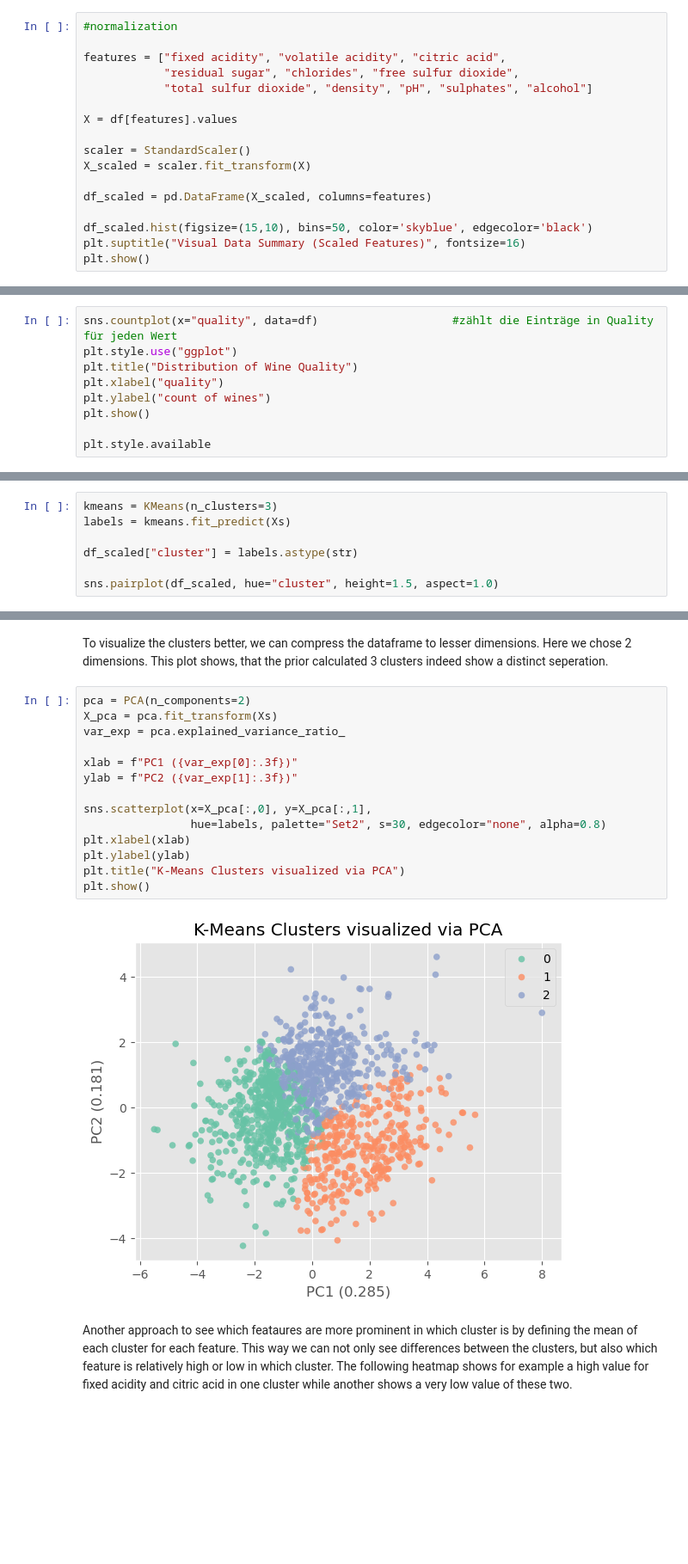
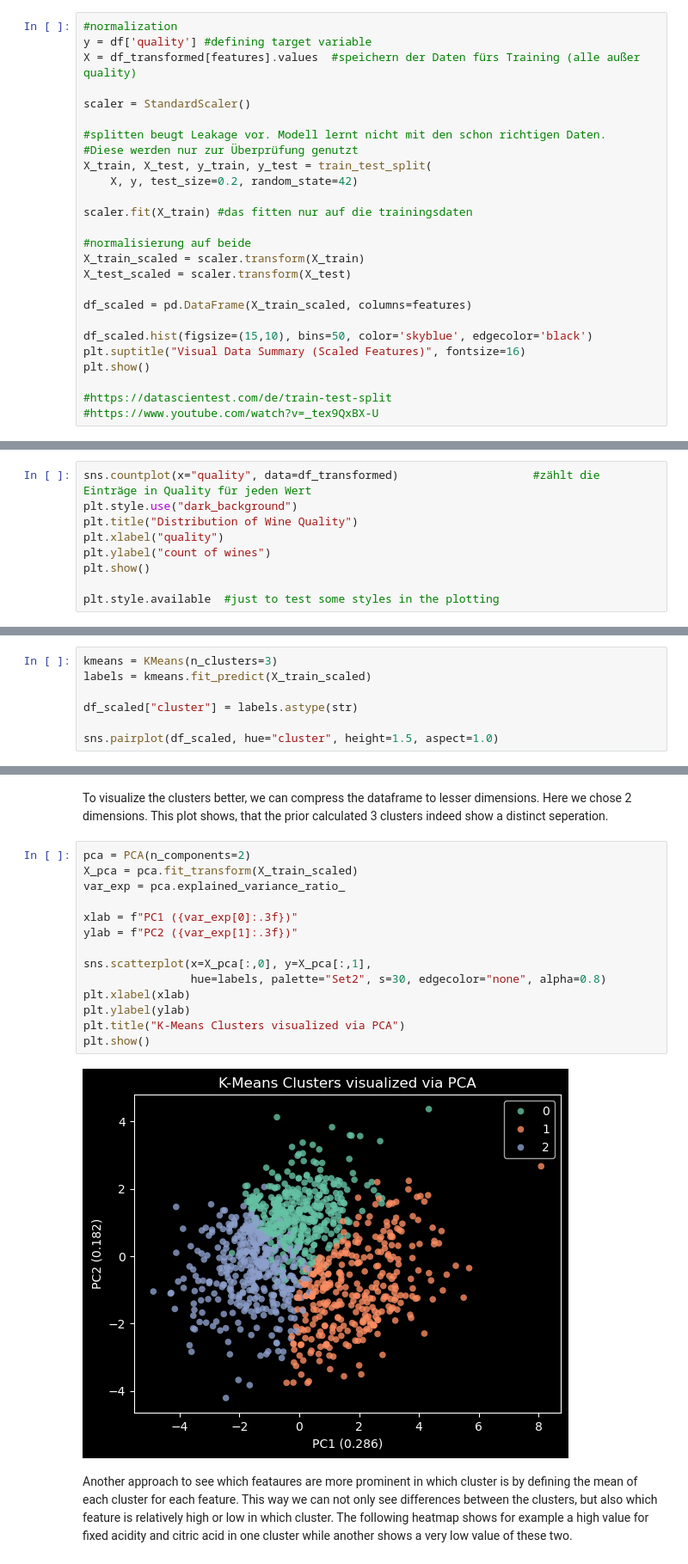
Before and after one commit to McRicecorn/NeuronaleNetze_WineQuality, a Jupyter notebook: Project1_Wine.ipynb, the cells around one changed output, grey strips where cells are left out. Shown at 86% size. Saved outputs shown, nothing was run; the diff lists cells and outputs as text; blank space fills up the shorter version.

Commit message:
supervised Training und Umstrukturierung (log transform VOR Normalisierung)

```diff
--- a/Project1_Wine.ipynb
+++ b/Project1_Wine.ipynb
@@ -189,18 +278,27 @@ plt.show()
 # %%
 #normalization
-
-features = ["fixed acidity", "volatile acidity", "citric acid",
-            "residual sugar", "chlorides", "free sulfur dioxide",
-            "total sulfur dioxide", "density", "pH", "sulphates", "alcohol"]
-
-X = df[features].values
+y = df['quality'] #defining target variable
+X = df_transformed[features].values  #speichern der Daten fürs Training (alle außer quality)
 
 scaler = StandardScaler()
-X_scaled = scaler.fit_transform(X)
 
-df_scaled = pd.DataFrame(X_scaled, columns=features)
+#splitten beugt Leakage vor. Modell lernt nicht mit den schon richtigen Daten.
+#Diese werden nur zur Überprüfung genutzt
+X_train, X_test, y_train, y_test = train_test_split(
+    X, y, test_size=0.2, random_state=42)
+
+scaler.fit(X_train) #das fitten nur auf die trainingsdaten
+
+#normalisierung auf beide
+X_train_scaled = scaler.transform(X_train)
+X_test_scaled = scaler.transform(X_test)
+
+df_scaled = pd.DataFrame(X_train_scaled, columns=features)
 
 df_scaled.hist(figsize=(15,10), bins=50, color='skyblue', edgecolor='black')
 plt.suptitle("Visual Data Summary (Scaled Features)", fontsize=16)
 plt.show()
+
+#https://datascientest.com/de/train-test-split
+#https://www.youtube.com/watch?v=_tex9QxBX-U
 # %% [output]
@@ -273,10 +373,10 @@ plt.show()
 # %%
-sns.countplot(x="quality", data=df)                    #zählt die Einträge in Quality für jeden Wert
-plt.style.use("ggplot")
+sns.countplot(x="quality", data=df_transformed)                    #zählt die Einträge in Quality für jeden Wert
+plt.style.use("dark_background")
 plt.title("Distribution of Wine Quality")
 plt.xlabel("quality")
 plt.ylabel("count of wines")
 plt.show()
 
-plt.style.available
+plt.style.available  #just to test some styles in the plotting
 # %% [output]
@@ -395,7 +404,7 @@ df_scaled_long = df_scaled.melt(var_name="Feature", value_name="Value")
 The following plots show the correlation between features with the addition of differentiating between clusters. We can see a lot of overlapping between the clusters, but the overall picture is not entirely clear. Also there are way too many subplots to analyse.
 # %%
 kmeans = KMeans(n_clusters=3)
-labels = kmeans.fit_predict(Xs)
+labels = kmeans.fit_predict(X_train_scaled)
 
 df_scaled["cluster"] = labels.astype(str)
 
@@ -407,20 +416,20 @@ sns.pairplot(df_scaled, hue="cluster", height=1.5, aspect=1.0)
 To visualize the clusters better, we can compress the dataframe to lesser dimensions. Here we chose 2 dimensions. This plot shows, that the prior calculated 3 clusters indeed show a distinct seperation.
 # %%
 pca = PCA(n_components=2)
-X_pca = pca.fit_transform(Xs)
+X_pca = pca.fit_transform(X_train_scaled)
 var_exp = pca.explained_variance_ratio_
 
 xlab = f"PC1 ({var_exp[0]:.3f})"
 ylab = f"PC2 ({var_exp[1]:.3f})"
 
 sns.scatterplot(x=X_pca[:,0], y=X_pca[:,1],
                 hue=labels, palette="Set2", s=30, edgecolor="none", alpha=0.8)
 plt.xlabel(xlab)
 plt.ylabel(ylab)
 plt.title("K-Means Clusters visualized via PCA")
 plt.show()
 # %% [output]
-[figure, old version]
+[figure, new version]
 # %% [markdown]
 Another approach to see which feataures are more prominent in which cluster is by defining the mean of each cluster for each feature. This way we can not only see differences between the clusters, but also which feature is relatively high or low in which cluster.
 The following heatmap shows for example a high value for fixed acidity and citric acid in one cluster while another shows a very low value of these two.
```
Also changed, not shown: parts of 32 cells of this notebook.
